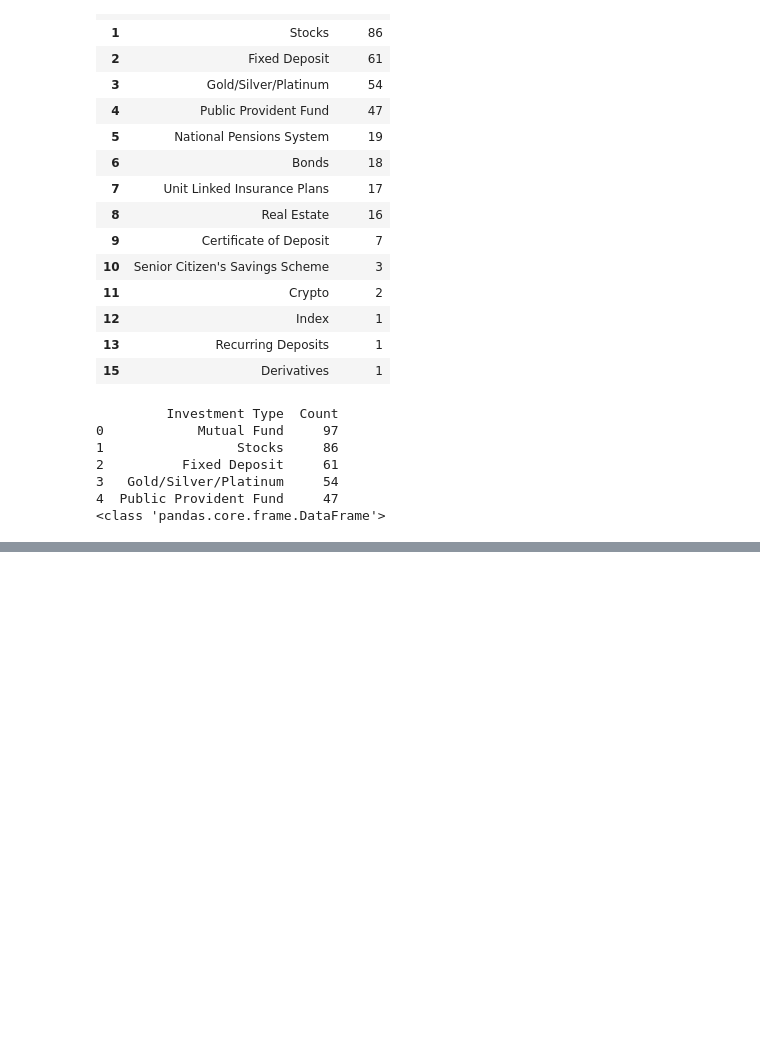
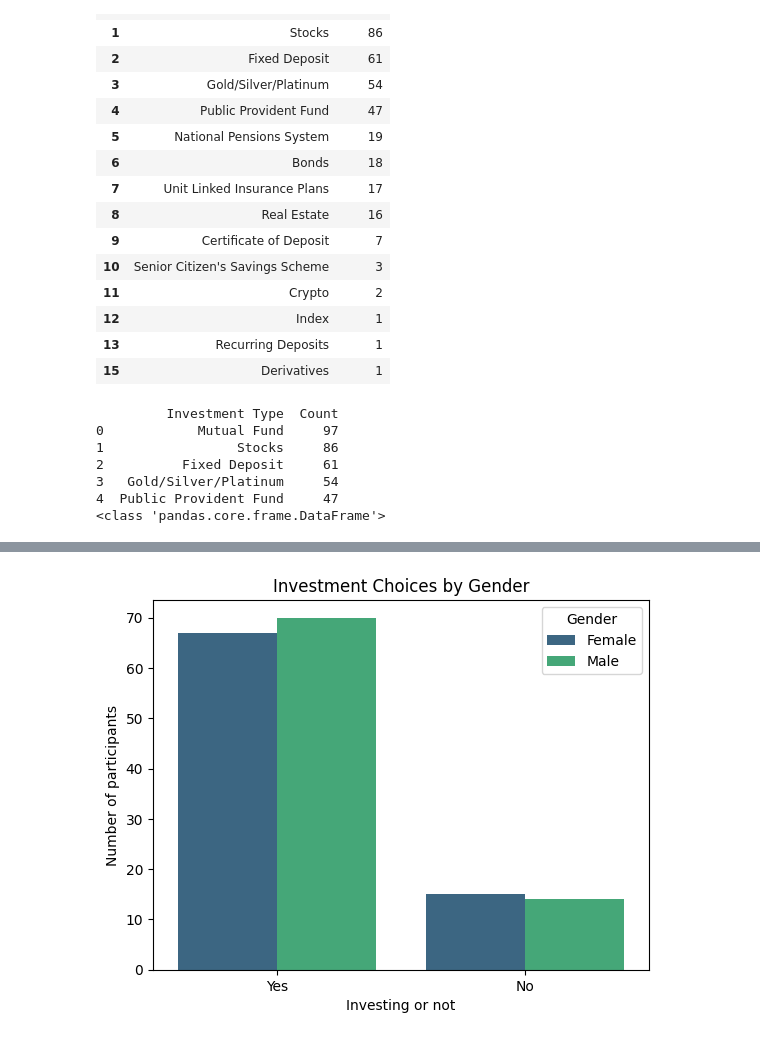
Before and after one commit to thisisaditichouhan/investmentSuryvey, a Jupyter notebook: data_analysis.ipynb, the cells around one changed output, grey strips where cells are left out. Drawn from its saved outputs; the diff is of its cells as text; code cells hidden in the pictures; blank space fills up the shorter version.

```diff
--- a/data_analysis.ipynb
+++ b/data_analysis.ipynb
@@ -537,0 +564,9 @@ Passing `palette` without assigning `hue` is deprecated and will be removed in v
+# %%
+#investments based on gender
+sns.countplot(x="Investing", hue="Gender", data=rawData, palette="viridis")
+plt.title("Investment Choices by Gender")
+plt.ylabel("Number of participants")
+plt.xlabel("Investing or not")
+plt.show()
+# %% [output]
+[figure, added]
```
Also changed, not shown: parts of 11 cells of this notebook.
